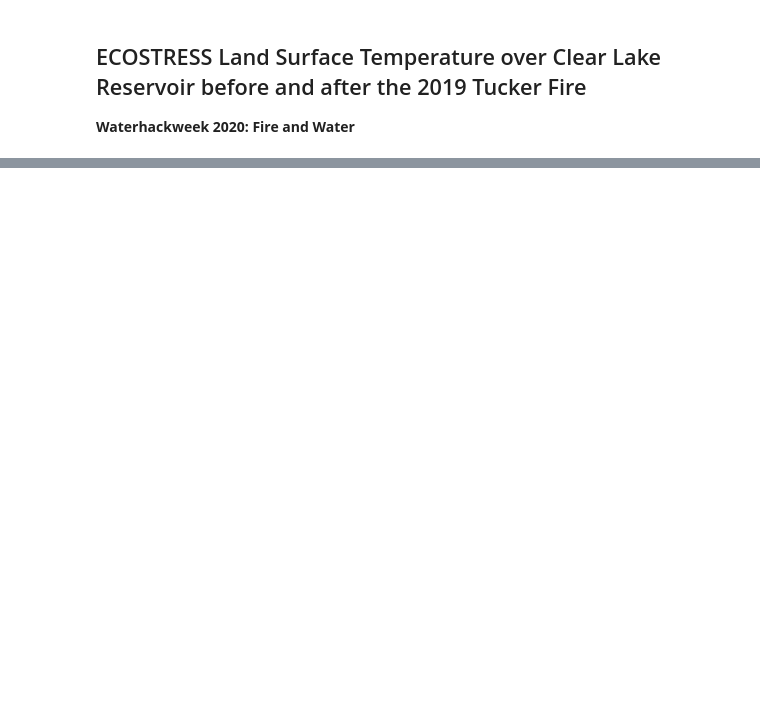
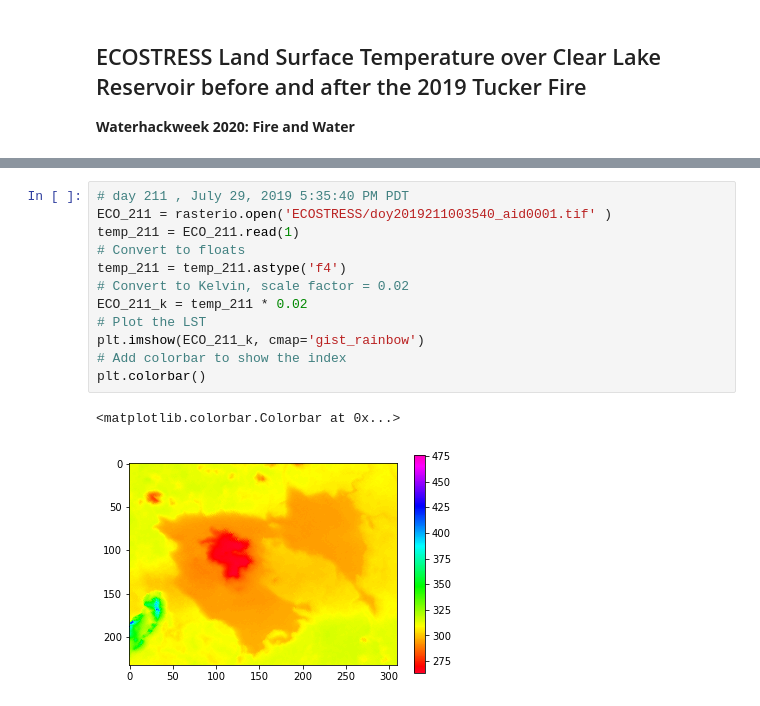
Before and after one commit to waterhackweek/whw2020_firewater, a Jupyter notebook: brentsNotebook.ipynb, the cells around one changed output, grey strips where cells are left out. Saved outputs shown, nothing was run; the diff lists cells and outputs as text; blank space fills up the shorter version.

```diff
--- a/brentsNotebook.ipynb
+++ b/brentsNotebook.ipynb
@@ -53,0 +100,15 @@ FileNotFoundError: [Errno 2] No such file or directory: b'/home/jovyan/data/my_c
+# %%
+# day 211 , July 29, 2019 5:35:40 PM PDT
+ECO_211 = rasterio.open('ECOSTRESS/doy2019211003540_aid0001.tif' )
+temp_211 = ECO_211.read(1)
+# Convert to floats
+temp_211 = temp_211.astype('f4')
+# Convert to Kelvin, scale factor = 0.02
+ECO_211_k = temp_211 * 0.02
+# Plot the LST
+plt.imshow(ECO_211_k, cmap='gist_rainbow')
+# Add colorbar to show the index
+plt.colorbar()
+# %% [output]
+<matplotlib.colorbar.Colorbar at 0x...>
+[figure, added]
```
Also changed, not shown: parts of 13 cells of this notebook, 11 other files.
